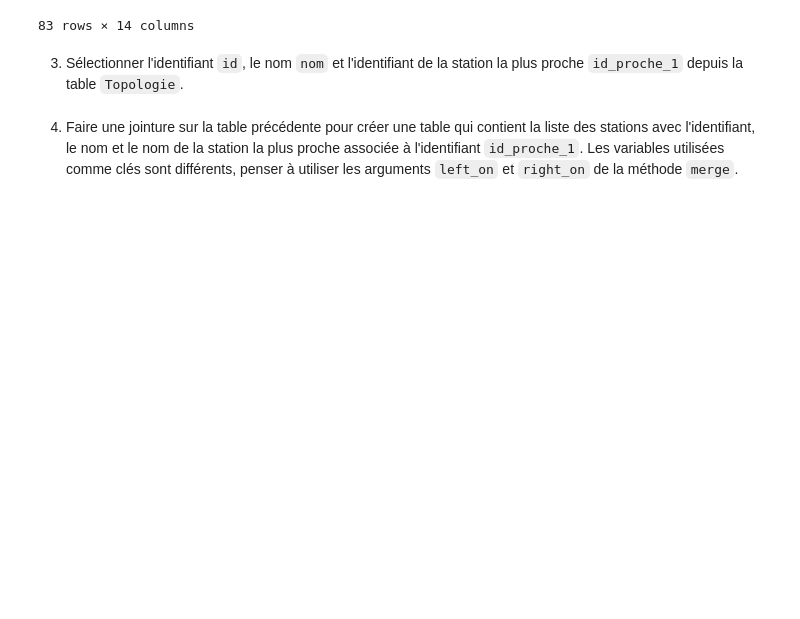
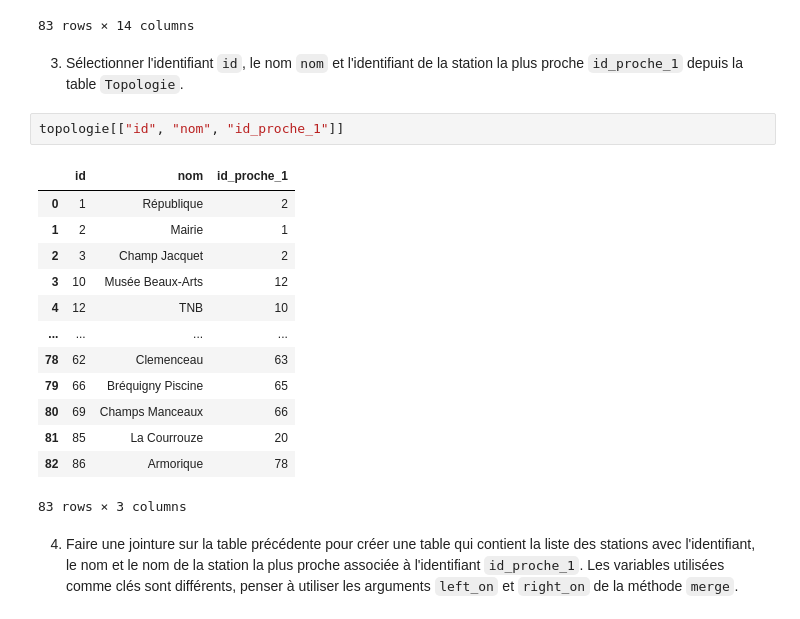
Before and after one commit to NoeMeri/test_certif_vdiff, a Jupyter notebook: notebooks/03_sql.ipynb, the cells around one changed output. Drawn from its saved outputs; the diff is of its cells as text; blank space fills up the shorter version.

```diff
--- a/notebooks/03_sql.ipynb
+++ b/notebooks/03_sql.ipynb
@@ -84,5 +85,21 @@ topologie
 83 rows × 14 columns
 # %% [markdown]
 3. Sélectionner l'identifiant `id`, le nom `nom` et l'identifiant de la station la plus proche `id_proche_1` depuis la table `Topologie`.
+# %%
+topologie[["id", "nom", "id_proche_1"]]
+# %% [output]
+|  | id | nom | id_proche_1 |
+| 0 | 1 | République | 2 |
+| 1 | 2 | Mairie | 1 |
+| 2 | 3 | Champ Jacquet | 2 |
+| 3 | 10 | Musée Beaux-Arts | 12 |
+| 4 | 12 | TNB | 10 |
+| ... | ... | ... | ... |
+| 78 | 62 | Clemenceau | 63 |
+| 79 | 66 | Bréquigny Piscine | 65 |
+| 80 | 69 | Champs Manceaux | 66 |
+| 81 | 85 | La Courrouze | 20 |
+| 82 | 86 | Armorique | 78 |
+83 rows × 3 columns
 # %% [markdown]
 4. Faire une jointure sur la table précédente pour créer une table qui contient la liste des stations avec l'identifiant, le nom et le nom de la station la plus proche associée à l'identifiant `id_proche_1`. Les variables utilisées comme clés sont différents, penser à utiliser les arguments `left_on` et `right_on` de la méthode `merge`.
```
Also changed, not shown: parts of 2 cells of this notebook.
